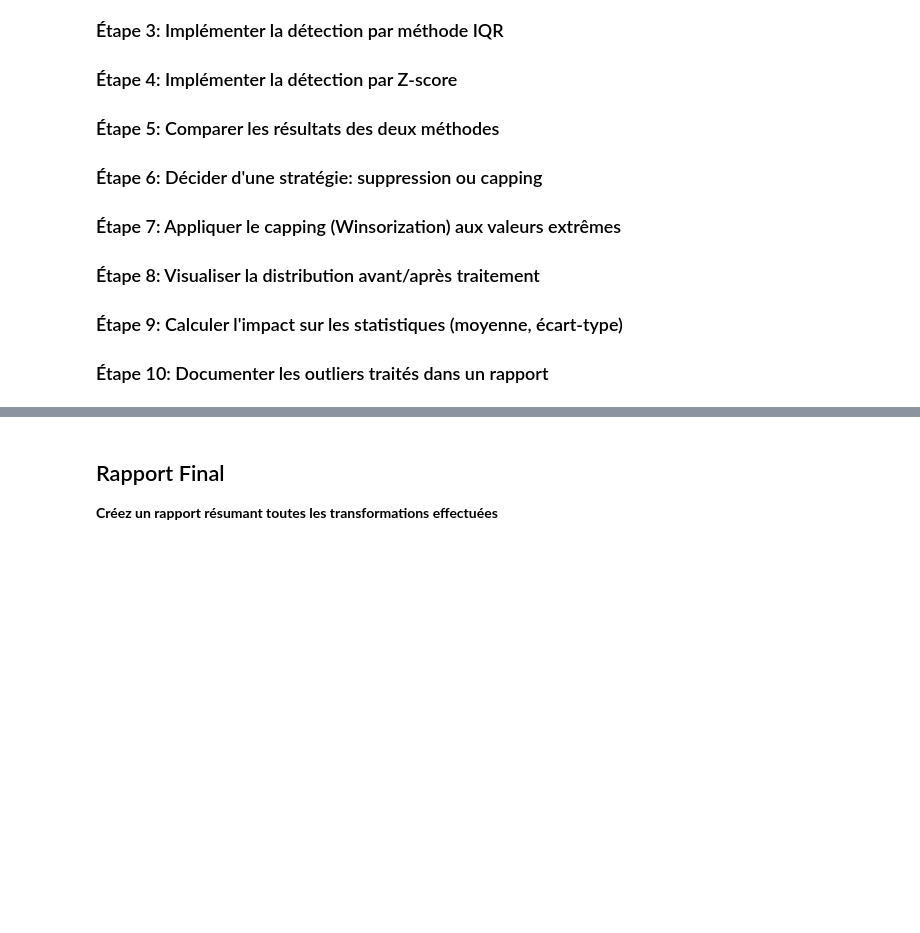
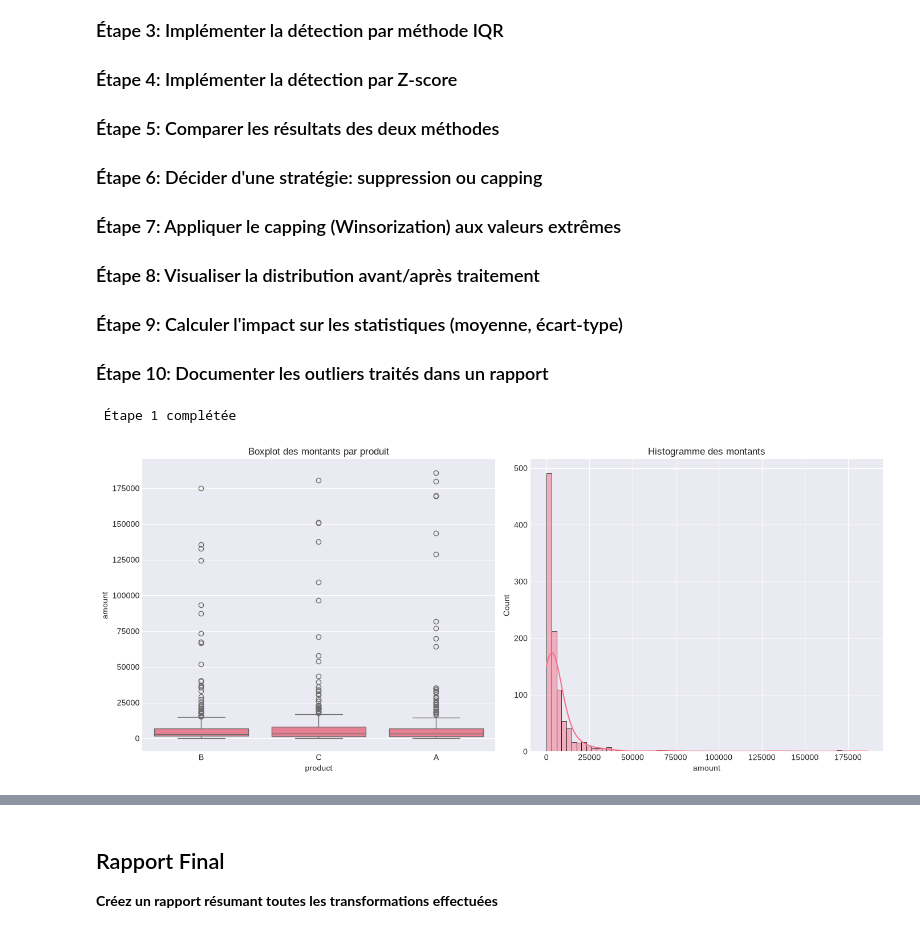
Before and after one commit to indidi01/simplon_DATA, a Jupyter notebook: data_cleaning/TP/TP3_Data_Cleansing_TP3.ipynb, the cells around one changed output, grey strips where cells are left out. Saved outputs shown, nothing was run; the diff lists cells and outputs as text; code cells hidden in the pictures; blank space fills up the shorter version.

```diff
--- a/data_cleaning/TP/TP3_Data_Cleansing_TP3.ipynb
+++ b/data_cleaning/TP/TP3_Data_Cleansing_TP3.ipynb
@@ -179,5 +241,25 @@ print("="*80)
 ### Étape 8: Visualiser la distribution avant/après traitement
 ### Étape 9: Calculer l'impact sur les statistiques (moyenne, écart-type)
 ### Étape 10: Documenter les outliers traités dans un rapport
+# %%
+# ========================================
+# Étape 1: Visualiser la distribution avec boxplot et histogramme
+# ========================================
+
+# TODO: Écrivez votre code ici
+fig, axes = plt.subplots(1, 2, figsize=(14, 6))
+
+sns.boxplot(data=df, x="product", y="amount", ax=axes[0])
+sns.histplot(data=df, x="amount", kde=True, ax=axes[1])
+
+axes[0].set_title("Boxplot des montants par produit")
+axes[1].set_title("Histogramme des montants")
+plt.tight_layout()
+
+# Vérification
+print(f" Étape 1 complétée")
+# %% [output]
+ Étape 1 complétée
+[figure, added]
 # %%
 # ========================================
```
Also changed, not shown: parts of 23 cells of this notebook, 4 other files.
